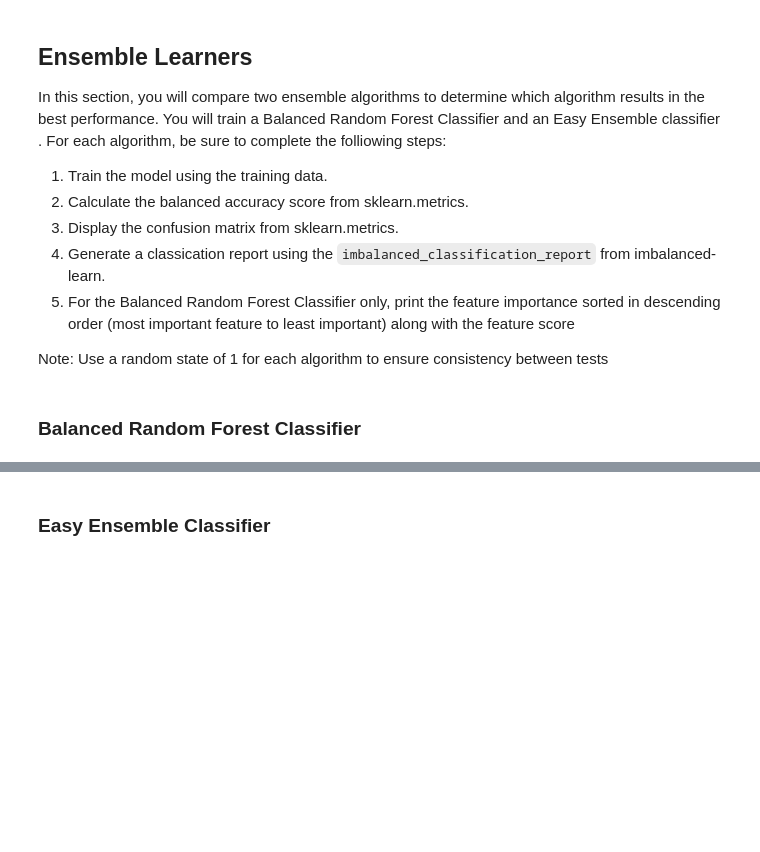
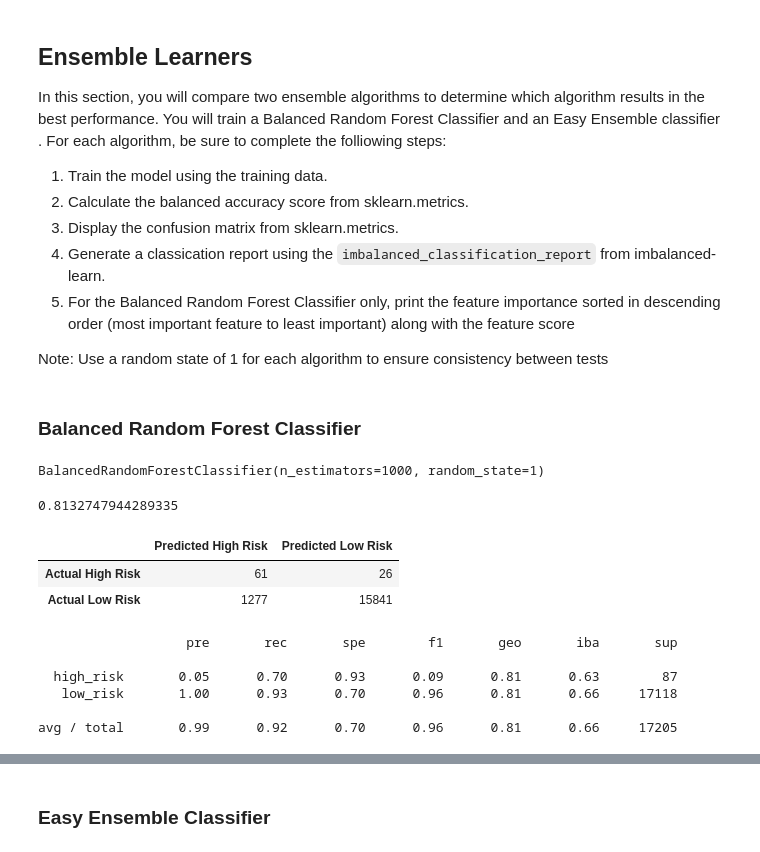
Before and after one commit to globalproweb/Risky-Business, a Jupyter notebook: Starter_Code/credit_risk_ensemble.ipynb, the cells around one changed output, grey strips where cells are left out. Saved outputs shown, nothing was run; the diff lists cells and outputs as text; code cells hidden in the pictures; blank space fills up the shorter version.

```diff
--- a/Starter_Code/credit_risk_ensemble.ipynb
+++ b/Starter_Code/credit_risk_ensemble.ipynb
@@ -165,10 +167,12 @@ Scale the training and testing data using the `StandardScaler` from `sklearn`. R
 # %%
 # Fit the Standard Scaler with the training data
+X_scaler = scaler.fit(X_train)
 # When fitting scaling functions, only train on the training dataset
-# YOUR CODE HERE
+
+X_train_scaled = X_scaler.transform(X_train)
 # %%
 # Scale the training and testing data
-# YOUR CODE HERE
+X_test_scaled = X_scaler.transform(X_test)
 # %% [markdown]
 ## Ensemble Learners
 
@@ -185,7 +189,15 @@ Note: Use a random state of 1 for each algorithm to ensure consistency between t
 ### Balanced Random Forest Classifier
 # %%
 # Resample the training data with the BalancedRandomForestClassifier
-# YOUR CODE HERE
+from imblearn.ensemble import BalancedRandomForestClassifier
+brf = BalancedRandomForestClassifier(n_estimators=1000, random_state=1)
+brf.fit(X_train_scaled, y_train)
+# %% [output]
+BalancedRandomForestClassifier(n_estimators=1000, random_state=1)
 # %%
 # Calculated the balanced accuracy score
-# YOUR CODE HERE
+y_pred_brf = brf.predict(X_test_scaled)
+bas_brf=balanced_accuracy_score(y_test, y_pred_brf)
+print(bas_brf)
+# %% [output]
+0.8132747944289335
@@ -195,5 +204,23 @@ Note: Use a random state of 1 for each algorithm to ensure consistency between t
+# %%
+# Display the confusion matrix
+cm_brf = confusion_matrix(y_test, y_pred_brf)
+cm_df_brf = pd.DataFrame(
+    cm_brf, index=["Actual High Risk", "Actual Low Risk"], columns=["Predicted High Risk", "Predicted Low Risk"]
+)
+cm_df_brf
+# %% [output]
+|  | Predicted High Risk | Predicted Low Risk |
+| Actual High Risk | 61 | 26 |
+| Actual Low Risk | 1277 | 15841 |
 # %%
 # Print the imbalanced classification report
-# YOUR CODE HERE
+print(classification_report_imbalanced(y_test, y_pred_brf))
+# %% [output]
+                   pre       rec       spe        f1       geo       iba       sup
+
+  high_risk       0.05      0.70      0.93      0.09      0.81      0.63        87
+   low_risk       1.00      0.93      0.70      0.96      0.81      0.66     17118
+
+avg / total       0.99      0.92      0.70      0.96      0.81      0.66     17205
 # %%
 # List the features sorted in descending order by feature importance
```
Also changed, not shown: parts of 13 cells of this notebook.
